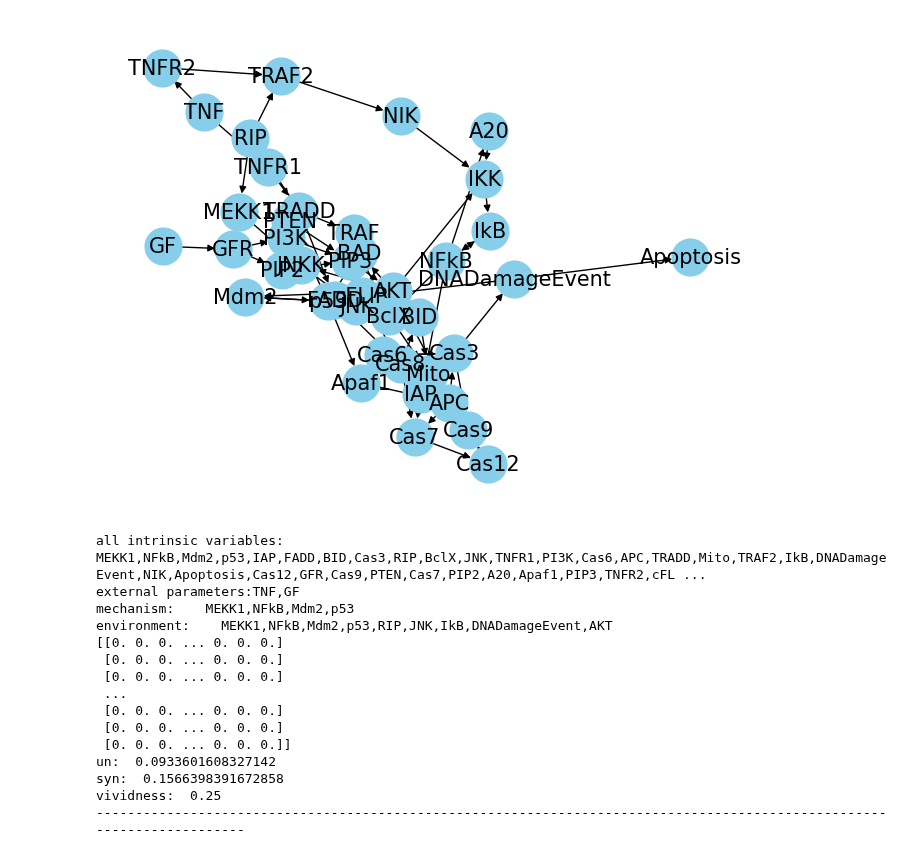
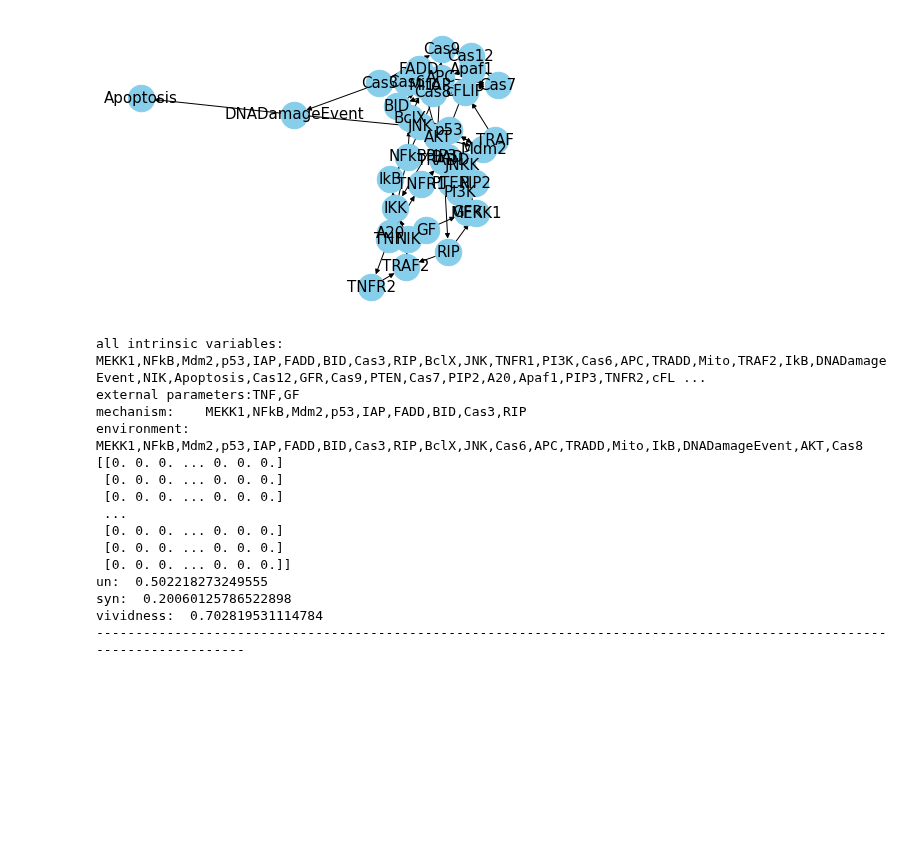
Before and after one commit to Lyn1216/Local-EI-project, a Jupyter notebook: exp/bool_network/grn/grn.ipynb, the cells around one changed output. Cells and saved outputs as stored; diff of their text form; code cells hidden in the pictures; blank space fills up the shorter version.

```diff
--- a/exp/bool_network/grn/grn.ipynb
+++ b/exp/bool_network/grn/grn.ipynb
@@ -28,13 +28,13 @@ vividness:  0.5310044064107189
 ------------------------------------------------------------------------------------------------------------------------
 # %%
-condi_sys = [0, 1, 2, 3]
+condi_sys = range(9)
 text_bn_graph(textfile = 'cellcollective/Apoptosis Network_19422837.txt', condidate_sys=condi_sys, fill_onenode=True)
 # %% [output]
-[figure, old version]
+[figure, new version]
 all intrinsic variables: MEKK1,NFkB,Mdm2,p53,IAP,FADD,BID,Cas3,RIP,BclX,JNK,TNFR1,PI3K,Cas6,APC,TRADD,Mito,TRAF2,IkB,DNADamageEvent,NIK,Apoptosis,Cas12,GFR,Cas9,PTEN,Cas7,PIP2,A20,Apaf1,PIP3,TNFR2,cFL ...
 external parameters:TNF,GF
-mechanism:    MEKK1,NFkB,Mdm2,p53
-environment:    MEKK1,NFkB,Mdm2,p53,RIP,JNK,IkB,DNADamageEvent,AKT
+mechanism:    MEKK1,NFkB,Mdm2,p53,IAP,FADD,BID,Cas3,RIP
+environment:    MEKK1,NFkB,Mdm2,p53,IAP,FADD,BID,Cas3,RIP,BclX,JNK,Cas6,APC,TRADD,Mito,IkB,DNADamageEvent,AKT,Cas8
 [[0. 0. 0. ... 0. 0. 0.]
  [0. 0. 0. ... 0. 0. 0.]
  [0. 0. 0. ... 0. 0. 0.]
@@ -42,7 +42,7 @@ environment:    MEKK1,NFkB,Mdm2,p53,RIP,JNK,IkB,DNADamageEvent,AKT
  [0. 0. 0. ... 0. 0. 0.]
  [0. 0. 0. ... 0. 0. 0.]
  [0. 0. 0. ... 0. 0. 0.]]
-un:  0.0933601608327142
-syn:  0.1566398391672858
-vividness:  0.25
+un:  0.502218273249555
+syn:  0.20060125786522898
+vividness:  0.702819531114784
 ------------------------------------------------------------------------------------------------------------------------
```
Also changed, not shown: parts of 1 cell of this notebook.
